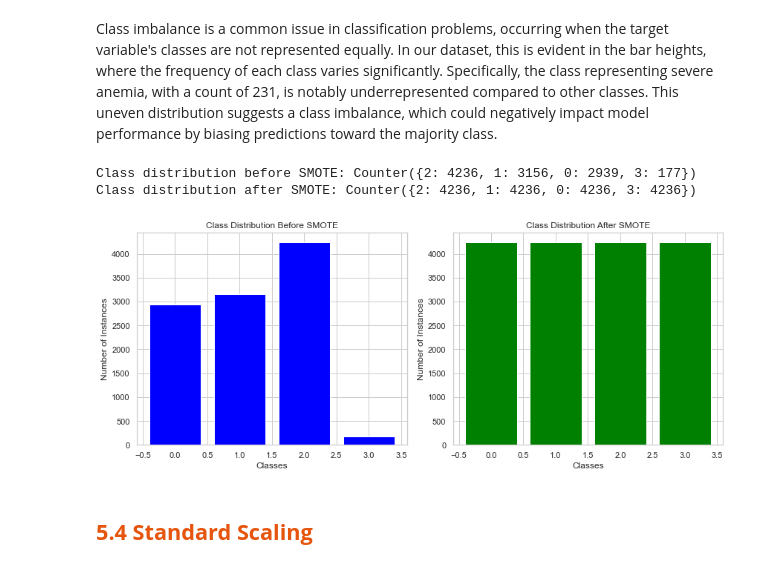
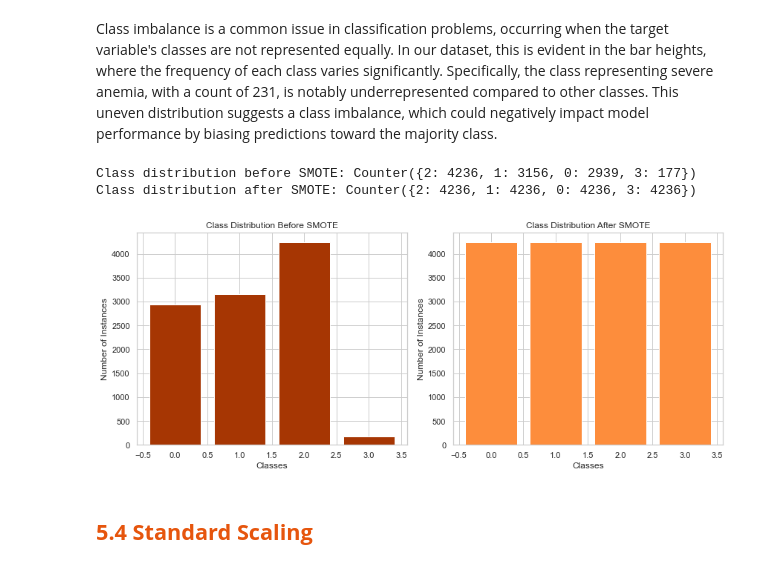
Before and after one commit to ruth-kitasi/Anemia-Level-Prediction-in-Children, a Jupyter notebook: Index.ipynb, the cells around one changed output. Saved outputs shown, nothing was run; the diff lists cells and outputs as text; code cells hidden in the pictures.

```diff
--- a/Index.ipynb
+++ b/Index.ipynb
@@ -832,36 +832,36 @@ print("Class distribution before SMOTE:", Counter(y_train))
 
 # Apply SMOTE to the training data
 smote = SMOTE(random_state=42)
 X_resampled, y_resampled = smote.fit_resample(X_train, y_train)
 
 # Check the class distribution after SMOTE
 print("Class distribution after SMOTE:", Counter(y_resampled))
 
 # Optional: Visualize the class distributions before and after SMOTE
 def plot_class_distribution(y_train, y_resampled):
     fig, ax = plt.subplots(1, 2, figsize=(12, 5))
 
     # Original class distribution
-    ax[0].bar(Counter(y_train).keys(), Counter(y_train).values(), color='blue')
+    ax[0].bar(Counter(y_train).keys(), Counter(y_train).values(), color='#a63603')
     ax[0].set_title('Class Distribution Before SMOTE')
     ax[0].set_xlabel('Classes')
     ax[0].set_ylabel('Number of Instances')
 
     # Resampled class distribution
-    ax[1].bar(Counter(y_resampled).keys(), Counter(y_resampled).values(), color='green')
+    ax[1].bar(Counter(y_resampled).keys(), Counter(y_resampled).values(), color='#fd8d3c')
     ax[1].set_title('Class Distribution After SMOTE')
     ax[1].set_xlabel('Classes')
     ax[1].set_ylabel('Number of Instances')
 
     plt.tight_layout()
     plt.show()
 
 # Call the plotting function to visualize class distributions
 plot_class_distribution(y_train, y_resampled)
 # %% [output]
 Class distribution before SMOTE: Counter({2: 4236, 1: 3156, 0: 2939, 3: 177})
 Class distribution after SMOTE: Counter({2: 4236, 1: 4236, 0: 4236, 3: 4236})
-[figure, old version]
+[figure, new version]
 # %% [markdown]
 ## <font color="#e6550d"><b> 5.4 Standard Scaling</b><font>
 # %% [markdown]
```
Also changed, not shown: parts of 7 cells of this notebook.
